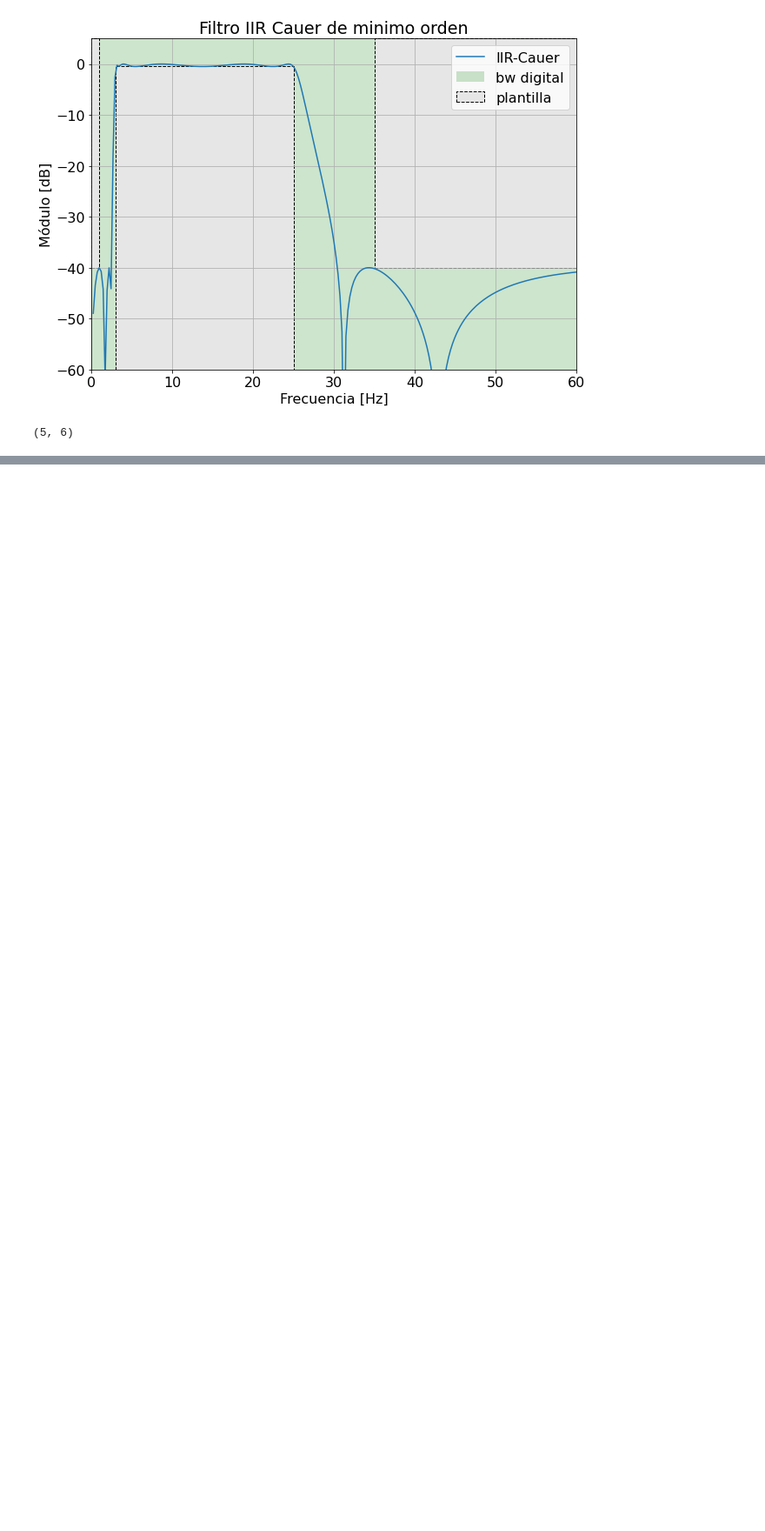
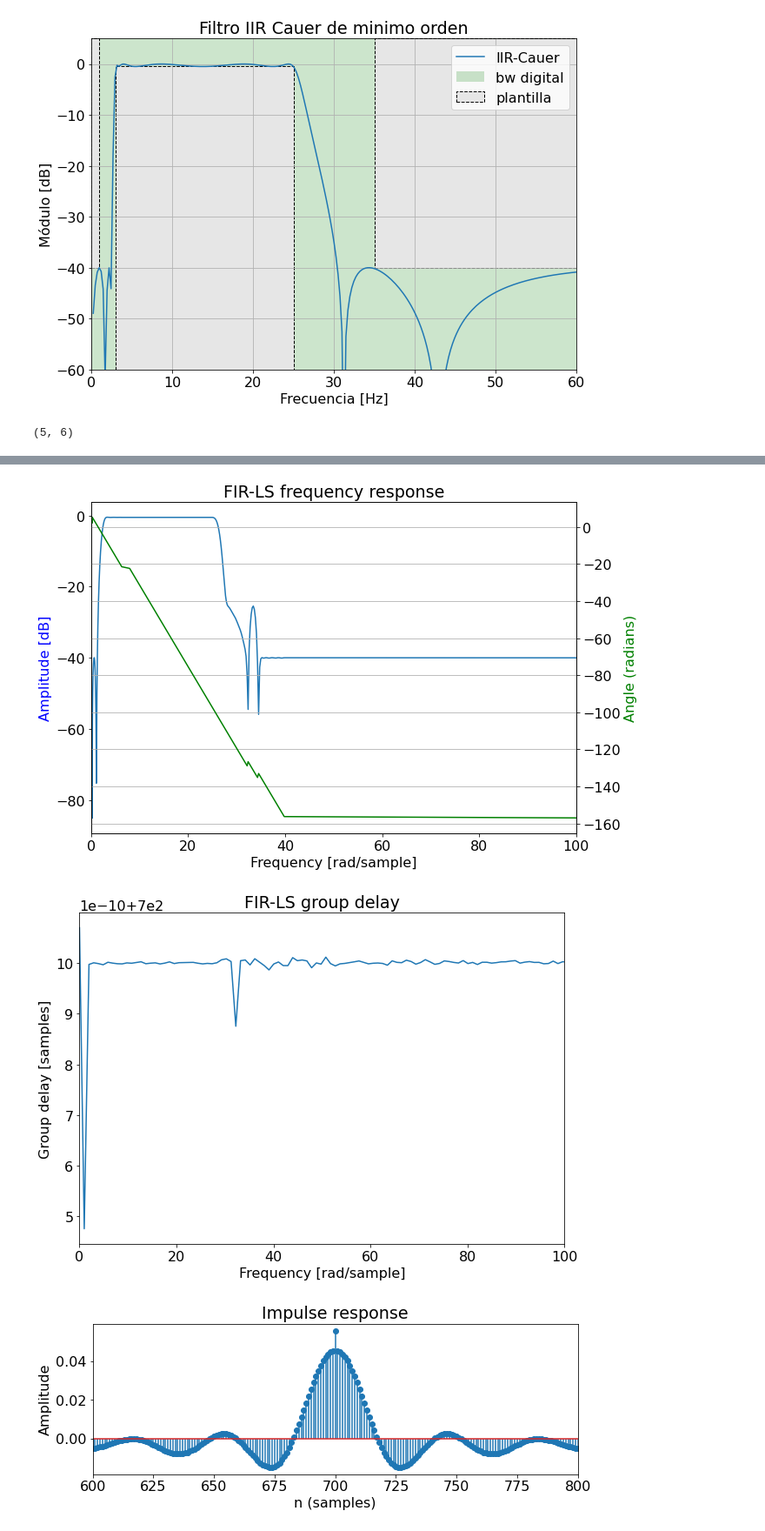
Before and after one commit to usandomir/TC2, a Jupyter notebook: TPS9.ipynb, the cells around one changed output, grey strips where cells are left out. Shown at 87% size. Drawn from its saved outputs; the diff is of its cells as text; code cells hidden in the pictures; blank space fills up the shorter version.

```diff
--- a/TPS9.ipynb
+++ b/TPS9.ipynb
@@ -13,12 +13,27 @@ import warnings
 warnings.filterwarnings('ignore')
 
 # Módulos importantantes
+from pylab import *
 import scipy.signal as sig
 import numpy as np
 import matplotlib as mpl
 import matplotlib.pyplot as plt
 import scipy.io as sio
+import splane as tc2
 from splane import plot_plantilla
+
+
+def impz(b,a=1):
+    l = len(b)
+    impulse = repeat(0.,l); impulse[0] =1.
+    x = arange(0,l)
+    response = sig.lfilter(b,a,impulse)
+    subplot(211)
+    stem(x, response)
+    ylabel('Amplitude')
+    xlabel(r'n (samples)')
+#     xlim([600,800])
+    title(r'Impulse response')
 
 fig_sz_x = 10
 fig_sz_y = 7
@@ -188,0 +306,48 @@ Observamos que para un filtro del tipo Cauer, se cumple la plantilla para un ord
+# %%
+# muestreo el filtro donde me interesa verlo según la plantilla.
+w  = np.append(np.logspace(-1, 0.8, 250), np.logspace(0.9, 1.6, 250) )
+w  = np.append(w, np.linspace(110, nyq_frec, 100, endpoint=True) ) / nyq_frec * np.pi
+
+_, hh_win = sig.freqz(num_win, den, w)
+
+# renormalizo el eje de frecuencia
+w = w / np.pi * nyq_frec
+#
+
+fig, ax1 = plt.subplots()
+ax1.set_title('FIR-LS frequency response')
+ax1.plot(w, 20 * np.log10(abs(hh_win)), label='FIR-LS {:d}'.format(num_win.shape[0]))
+ax1.set_ylabel('Amplitude [dB]', color='b')
+ax1.set_xlabel('Frequency [rad/sample]')
+ax2 = ax1.twinx()
+angles = np.unwrap(np.angle(hh_win))
+ax2.plot(w, angles, 'g')
+ax2.set_ylabel('Angle (radians)', color='g')
+ax2.grid(True)
+ax2.axis('tight')
+ax1.set_xlim([0,100])
+ax2.set_xlim([0,100])
+plt.show()
+
+wd, gd = sig.group_delay((num_win,den))
+plt.title('FIR-LS group delay')
+plt.plot(wd*nyq_frec/(np.pi), gd)
+plt.ylabel('Group delay [samples]')
+plt.xlabel('Frequency [rad/sample]')
+plt.xlim([0,100])
+plt.show()
+
+# t, y = sig.dimpulse((num_win,den,1/fs))
+# plt.step(t, np.squeeze(y))
+# plt.title('FIR impulse response')
+# plt.grid()
+# plt.xlabel('n [samples]')
+# plt.ylabel('Amplitude')
+
+
+
+impz(num_win)
+# %% [output]
+[figure, added]
+[figure, added]
+[figure, added]
```
Also changed, not shown: parts of 20 cells of this notebook.
